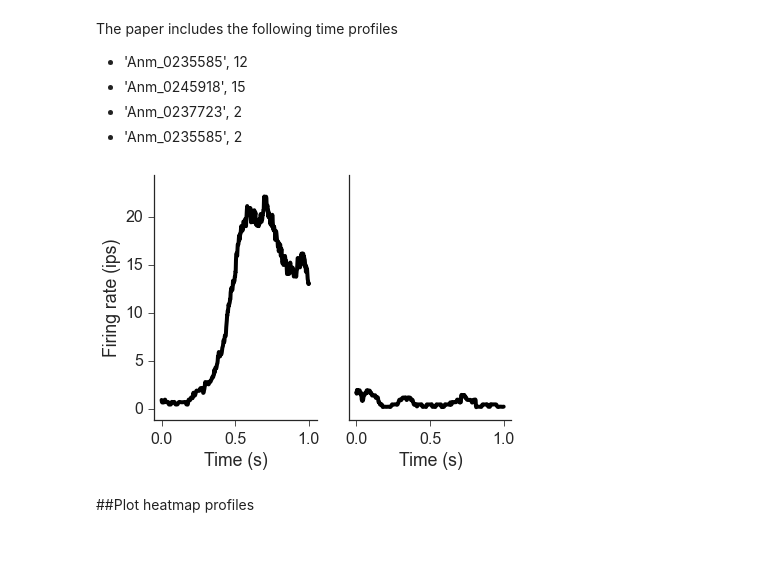
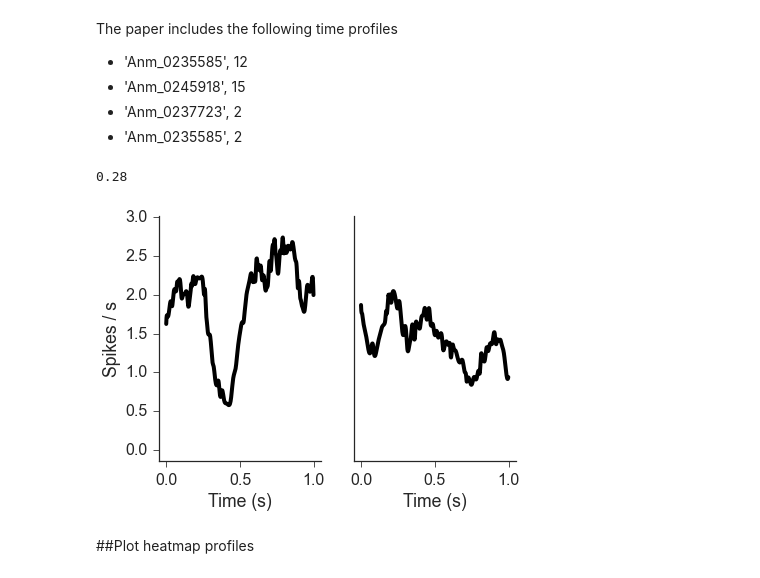
Before and after one commit to sofroniewn/tactile-coding, a Jupyter notebook: ephysTable.ipynb, the cells around one changed output. Cells and saved outputs as stored; diff of their text form; code cells hidden in the pictures; blank space fills up the shorter version.

```diff
--- a/ephysTable.ipynb
+++ b/ephysTable.ipynb
@@ -74,6 +75,14 @@ def load(session, tables):
         d['tuningIpsi'] = d['tuningIpsi'].xs('meanRate', level='label')
         d['tuningIpsiErr'] = err
         d['tuningIpsiSummary'] = summarizeTuning(d['tuningIpsi'])
+    if info['optoAnm']:
+        d['tuningOpto'] = pd.DataFrame.from_csv(os.path.join(path,'data',session,'tables','tuning-opto.csv'))
+        d['tuningOpto'] = align(d['tuningOpto'], units, ['sourceId', 'label'])
+        d['tuningOptoNum'] = d['tuningOpto'].xs('numTrials', level='label')
+        err = d['tuningOpto'].xs('stdRate', level='label').divide(d['tuningOptoNum'].apply(np.sqrt))
+        d['tuningOpto'] = d['tuningOpto'].xs('meanRate', level='label')
+        d['tuningOptoErr'] = err
+        d['tuningOptoSummary'] = summarizeTuning(d['tuningOpto'])
 
 
     # assign the index
@@ -398,0 +439,8 @@ plt.xticks([0, 10, 20, 30]);
+# %%
+curves = table.sort([('tuningSummary','ArgMin')])
+curves = curves[curves.tuningSummary.Supression>1]
+xy = [(curves.tuning.columns.values, y) for y in curves.tuning.values]
+fits = smootharray(xy, smooth=0, res=100)
+fits = stats.zscore(fits, axis=1)
+heatmap(fits, aspect=1, vmin=-1, vmax=2.5)
+plt.savefig(os.path.join(path,'TuningOff%s_units.eps' % len(fits)))
@@ -441,17 +494,19 @@ The paper includes the following time profiles
 * 'Anm_0237723', 2
 * 'Anm_0235585', 2
 # %%
-a = 'Anm_0235585'
-u = 12
+a = 'Anm_0237723'
+u = 2
 x1 = table.profile.columns.values[:500]
 x1 = x1 - x1[0]
 y1 = table.profile.loc[a, u].values[:500]
 x2 = table.profile.columns.values[500:]
 x2 = x2 - x2[0]
 y2 = table.profile.loc[a, u].values[500:]
 pairedtime(x1, y1, x2, y2);
+print '%.2f' % table.profileSummary.Modulation.loc[a,u]
 # %% [output]
+0.28
-[figure, old version]
+[figure, new version]
 # %% [markdown]
 ##Plot heatmap profiles
 # %% [markdown]
```
Also changed, not shown: parts of 28 cells of this notebook.
